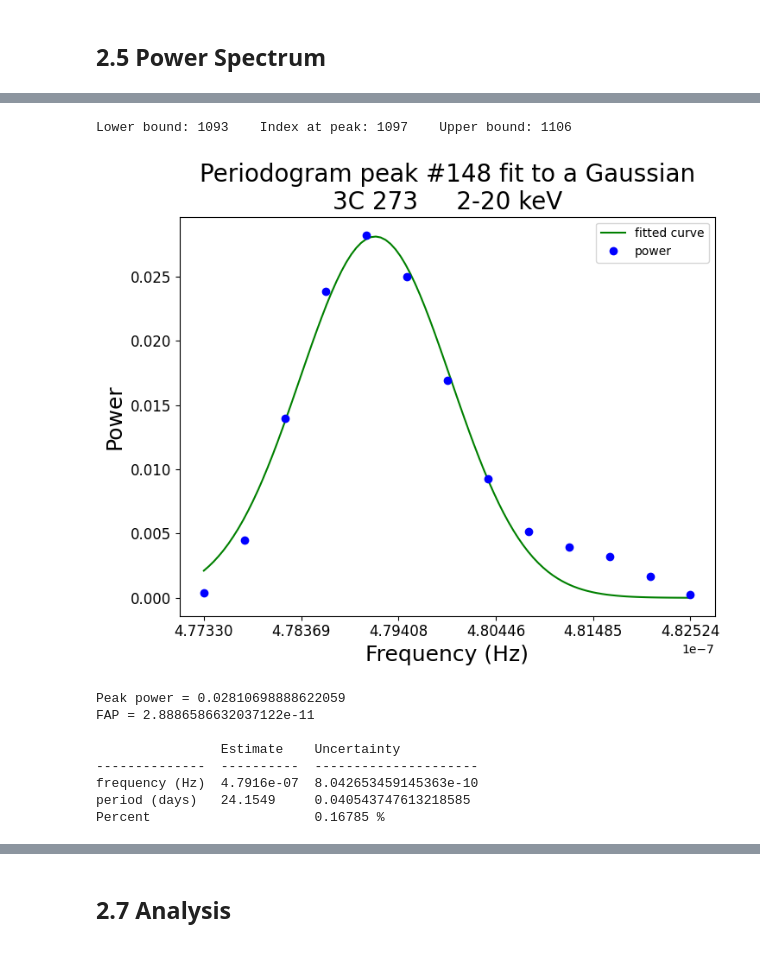
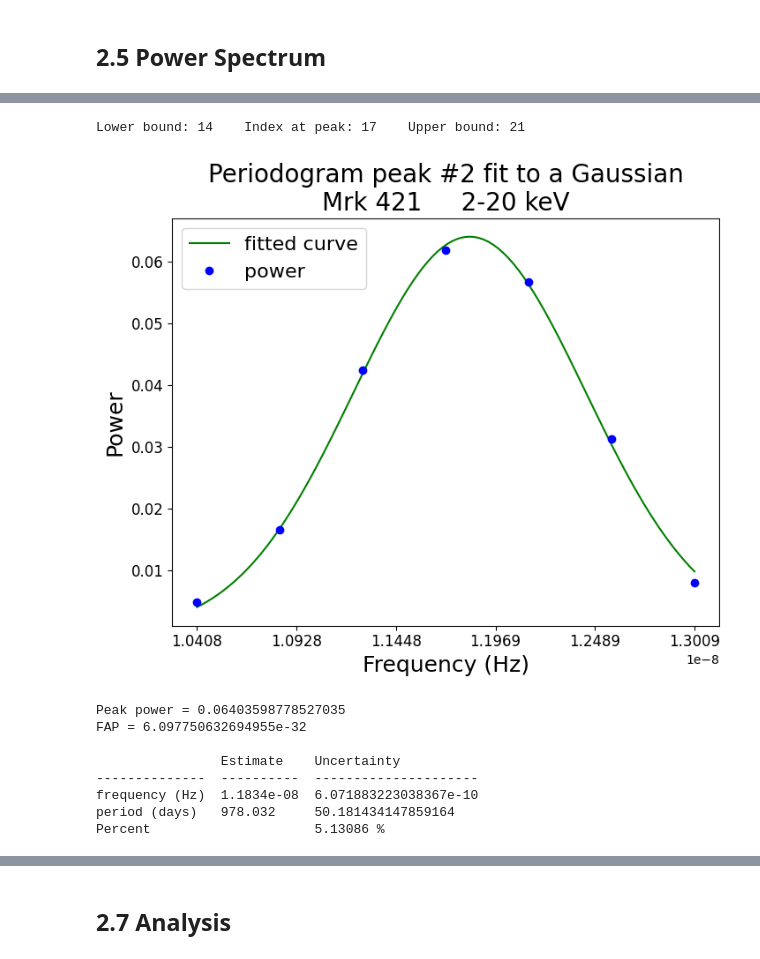
Before and after one commit to Beauremontt/AGN-Flux-Timing-Analysis, a Jupyter notebook: AGNFluxTimingAnalysis.ipynb, the cells around one changed output, grey strips where cells are left out. Cells and saved outputs as stored; diff of their text form; code cells hidden in the pictures.

```diff
--- a/AGNFluxTimingAnalysis.ipynb
+++ b/AGNFluxTimingAnalysis.ipynb
@@ -58,13 +58,13 @@ def display_data(prefix):
 # @title  { form-width: "30%" }
 
 # url of the flux data
-url = "http://maxi.riken.jp/star_data/J1229+020/J1229+020_g_lc_1day_all.dat" # @param {type:"string"}
+url = "http://maxi.riken.jp/star_data/J1104+382/J1104+382_g_lc_1day_all.dat" # @param {type:"string"}
 
 # filename if you choose not to pull from url
 filename = "" # @param {type:"string"}
 
 # name of the AGN to display on plots
-flux_source = "3C 273"  # @param {type:"string"}
+flux_source = "Mrk 421"  # @param {type:"string"}
 
 # which energy range to use; value is ordinal and depends on the archive
   # MAXI includes four different bands in each data file: 2-20, 2-4, 4-10, and 10-20 keV
@@ -467,7 +475,7 @@ Note: This error analysis assumes the peak is real, and makes no claim as to the
 # @title  { form-width: "25%" }
 
 # choose peak from labels on graph, or from 'peaks index' row of second table in 2.3
-choose_peak = 148 # @param {type:"integer"}
+choose_peak = 2 # @param {type:"integer"}
 
 
 # define interval around peak
@@ -502,41 +510,60 @@ estimate_hz, uncertainty_hz, amplitude = params
 # convert parameters from seconds to days
 percent_uncertainty = uncertainty_hz/estimate_hz
 estimate_day = 1/(estimate_hz*86400)
 uncertainty_day = percent_uncertainty * estimate_day
 
 
 # plot fitted curve and data
 plt.subplots(1,1,figsize=(8,6))
 gauss_x = np.linspace(data_x[0], data_x[-1], 100)
 plt.plot(gauss_x, Gauss(gauss_x, estimate_hz, uncertainty_hz, amplitude), 'g-', label="fitted curve")
 plt.plot(data_x, data_y, 'bo', label="power")
 
 # put labels on plot
 plt.title(f"Periodogram peak #{choose_peak} fit to a Gaussian\n{flux_source}     {band_label}", fontsize=20)
 plt.xticks(np.linspace(min(data_x), max(data_x), 6))
 plt.xlabel("Frequency (Hz)", fontsize=18)
 plt.ylabel("Power", fontsize=18)
 plt.tick_params(labelsize=12)
-plt.legend()
+plt.legend(fontsize=16)
 
 # print results
 if save_plots == True: save_plot("fit peak "+str(choose_peak))
 plt.show()
 
 print("\nPeak power =", amplitude)
 print("FAP =", FAP[peaks[choose_peak]], "\n")
 print(tabulate([["frequency (Hz)"] + [estimate_hz, uncertainty_hz],
                 ["period (days)"] + [estimate_day, uncertainty_day],
                 ["Percent", None, f"{percent_uncertainty*100:.5f} %"]],
                 headers=["", "Estimate", "Uncertainty"], numalign='left'))
+
+
+# plot folded light curve for chosen peak's estimated period
+print("\n\n\n")
+plt.subplots(1,1,figsize=(8,6))
+#plt.scatter((x/86400)%estimate_day, y, s=2)
+plt.errorbar((x/86400)%estimate_day, y, yerr=dy, fmt='_k', ecolor='c', elinewidth=0.5)
+
+
+# plot fitted sinusoid for this period
+...
+
+# label folded light curve
+plt.title(f"Folded light curve using periodogram peak #{choose_peak}\n{flux_source}     {band_label}", fontsize=20)
+#plt.xticks(np.linspace(0, estimate_day, 6))
+plt.xlabel("Time (days)", fontsize=18)
+plt.ylabel("Flux", fontsize=18)
+plt.tick_params(labelsize=12)
+plt.show()
 # %% [output]
-Lower bound: 1093    Index at peak: 1097    Upper bound: 1106
+Lower bound: 14    Index at peak: 17    Upper bound: 21
-[figure, old version]
+[figure, new version]
-Peak power = 0.02810698888622059
-FAP = 2.8886586632037122e-11
+Peak power = 0.06403598778527035
+FAP = 6.097750632694955e-32
 
                 Estimate    Uncertainty
 --------------  ----------  ---------------------
-frequency (Hz)  4.7916e-07  8.042653459145363e-10
-period (days)   24.1549     0.040543747613218585
-Percent                     0.16785 %
+frequency (Hz)  1.1834e-08  6.071883223038367e-10
+period (days)   978.032     50.181434147859164
+Percent                     5.13086 %
```
Also changed, not shown: parts of 9 cells of this notebook.
